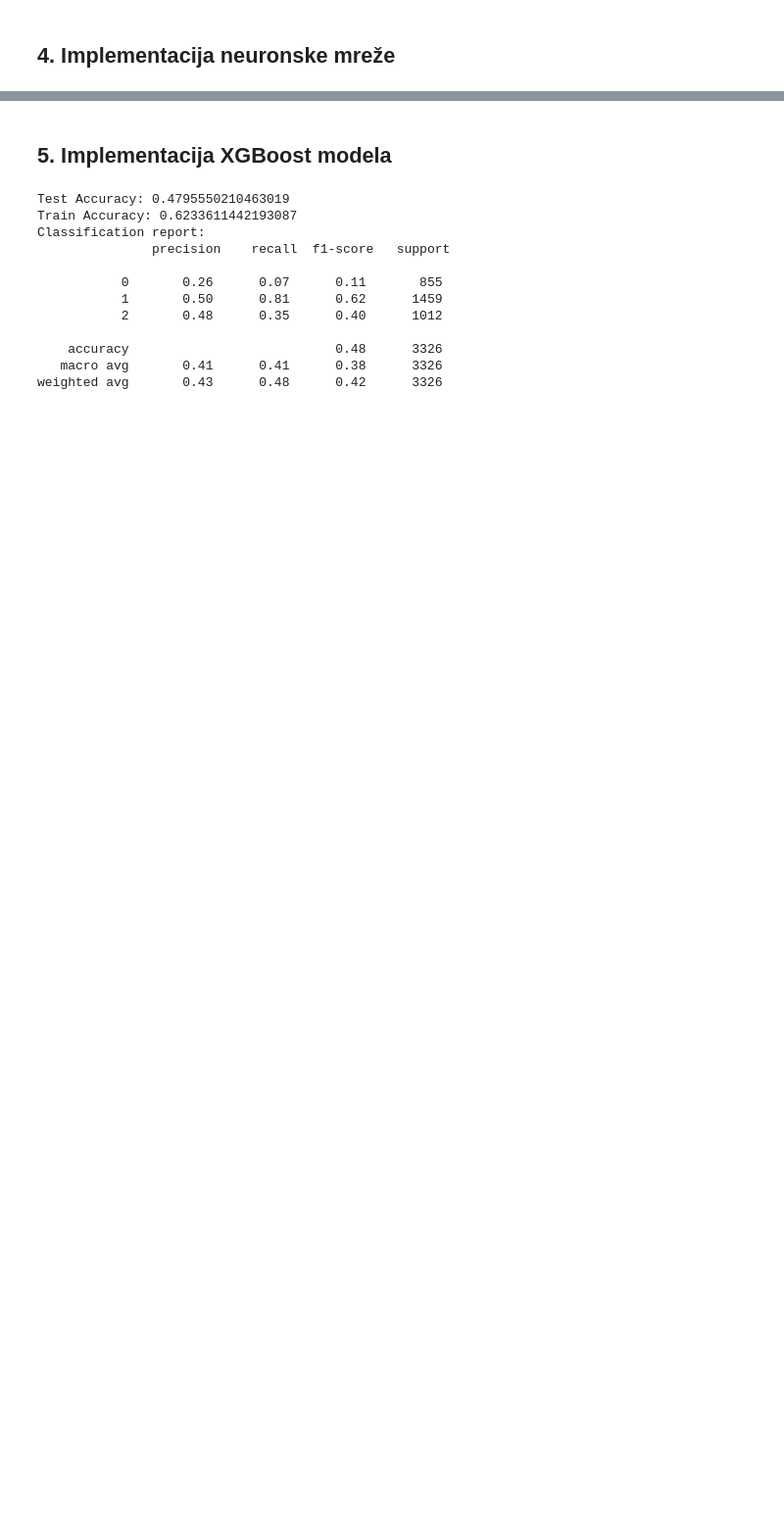
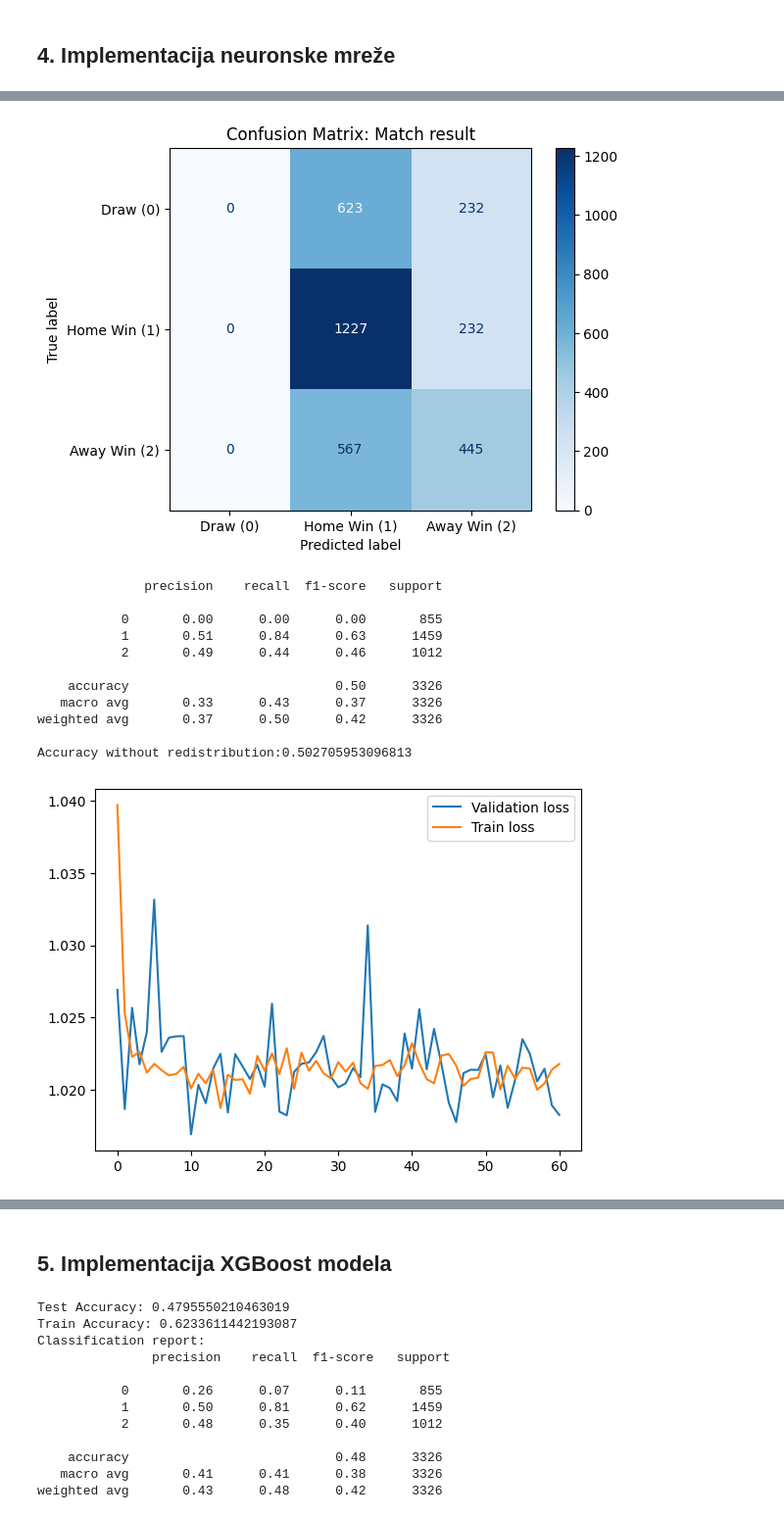
Before and after one commit to as547777/Neural-Networks-Football-Match-Prediction, a Jupyter notebook: Predviđanje ishoda nogometnih utakmica.ipynb, the cells around one changed output, grey strips where cells are left out. Shown at 98% size. Drawn from its saved outputs; the diff is of its cells as text; code cells hidden in the pictures; blank space fills up the shorter version.

```diff
--- a/Predviđanje ishoda nogometnih utakmica.ipynb
+++ b/Predviđanje ishoda nogometnih utakmica.ipynb
@@ -1222,0 +1366,47 @@ plt.show()
+# %%
+model.eval()
+all_preds = []
+all_labels = []
+draw_boost = 0.05
+with torch.no_grad():
+    for batch_x, batch_y in test_loader:
+        batch_x = batch_x.to(device)
+        batch_y = batch_y.to(device)
+
+        outputs = model(batch_x)
+        _, preds = torch.max(outputs, dim=1)
+
+        all_preds.extend(preds.cpu().numpy())
+        all_labels.extend(batch_y.cpu().numpy())
+
+
+all_preds = np.array(all_preds)
+all_labels = np.array(all_labels)
+
+cm = confusion_matrix(all_labels, all_preds)
+
+disp = ConfusionMatrixDisplay(confusion_matrix=cm, display_labels=['Draw (0)','Home Win (1)', 'Away Win (2)'])
+disp.plot(cmap=plt.cm.Blues)
+plt.title('Confusion Matrix: Match result')
+plt.show()
+
+print(classification_report(y_test_tensor,all_preds))
+print(f"Accuracy without redistribution:{accuracy_score(y_test,all_preds)}")
+plt.plot(range(0,len(val_losses)),val_losses,label="Validation loss")
+plt.plot(range(0,len(train_losses)),train_losses,label="Train loss")
+plt.legend()
+plt.show()
+# %% [output]
+[figure, added]
+              precision    recall  f1-score   support
+
+           0       0.00      0.00      0.00       855
+           1       0.51      0.84      0.63      1459
+           2       0.49      0.44      0.46      1012
+
+    accuracy                           0.50      3326
+   macro avg       0.33      0.43      0.37      3326
+weighted avg       0.37      0.50      0.42      3326
+
+Accuracy without redistribution:0.502705953096813
+[figure, added]
```
Also changed, not shown: parts of 29 cells of this notebook, 2 other files.
